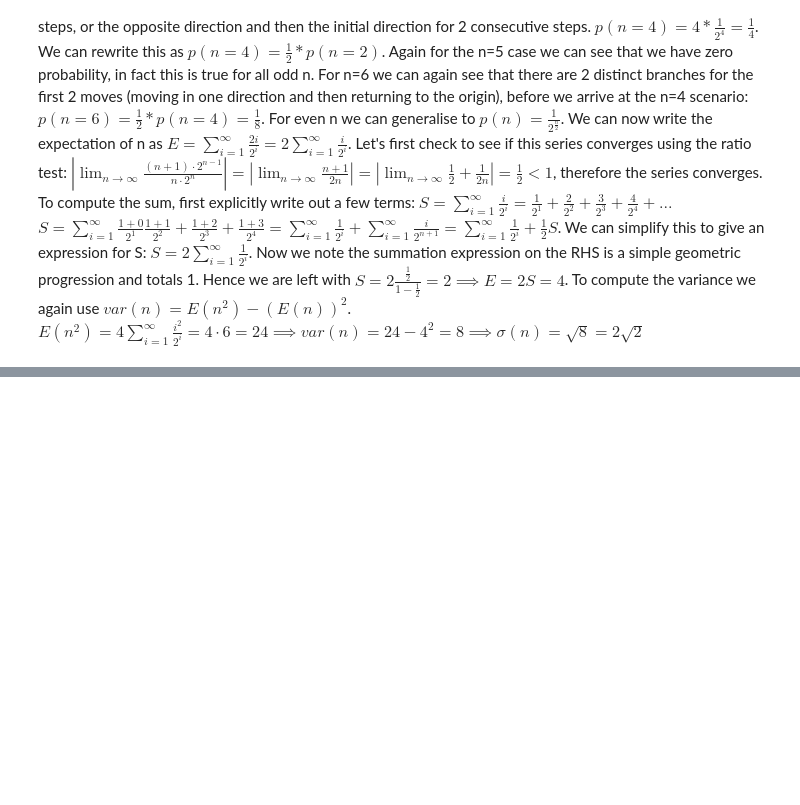
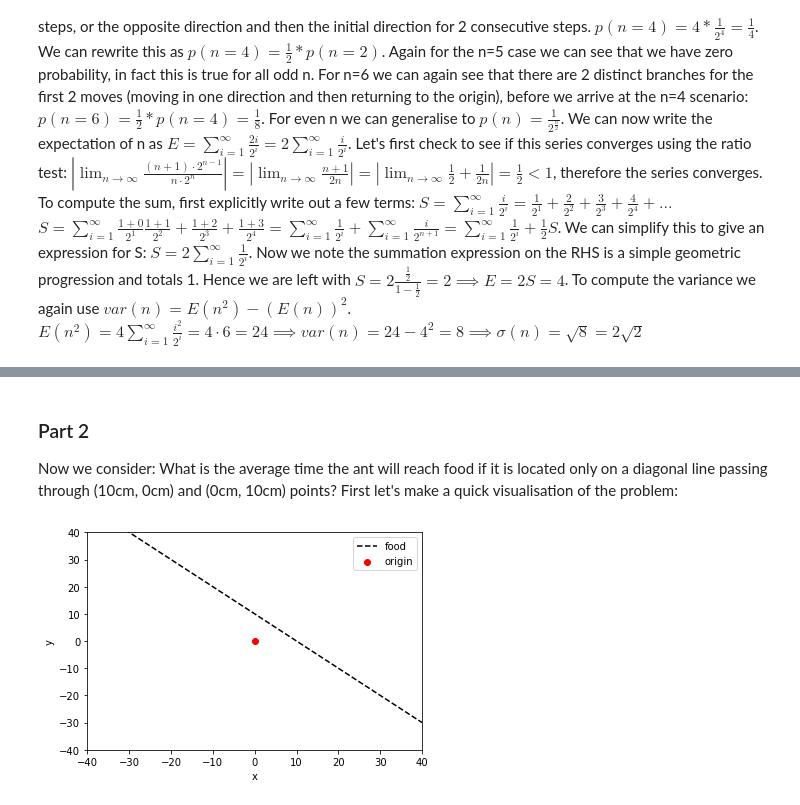
Before and after one commit to joeb42/statistics-playground, a Jupyter notebook: random_walks/random_walk.ipynb, the cells around one changed output, grey strips where cells are left out. Saved outputs shown, nothing was run; the diff lists cells and outputs as text; code cells hidden in the pictures; blank space fills up the shorter version.

Commit message:
work on part 2 and add part 3 code

```diff
--- a/random_walks/random_walk.ipynb
+++ b/random_walks/random_walk.ipynb
@@ -235,0 +229,18 @@ plt.show()
+# %% [markdown]
+### Part 2
+
+Now we consider: What is the average time the ant will reach food if it is located only on a diagonal line passing through (10cm, 0cm) and (0cm, 10cm) points?
+First let's make a quick visualisation of the problem:
+# %%
+xvals = np.arange(-40, 50, 10)
+yvals = 10 - xvals
+plt.plot(xvals, yvals, linestyle="dashed", color="k", label="food")
+plt.xlim(-40, 40)
+plt.ylim(-40, 40)
+plt.scatter(0, 0, label="origin", color="r")
+plt.legend()
+plt.xlabel("x")
+plt.ylabel("y")
+plt.show()
+# %% [output]
+[figure, added]
```
Also changed, not shown: parts of 21 cells of this notebook.
